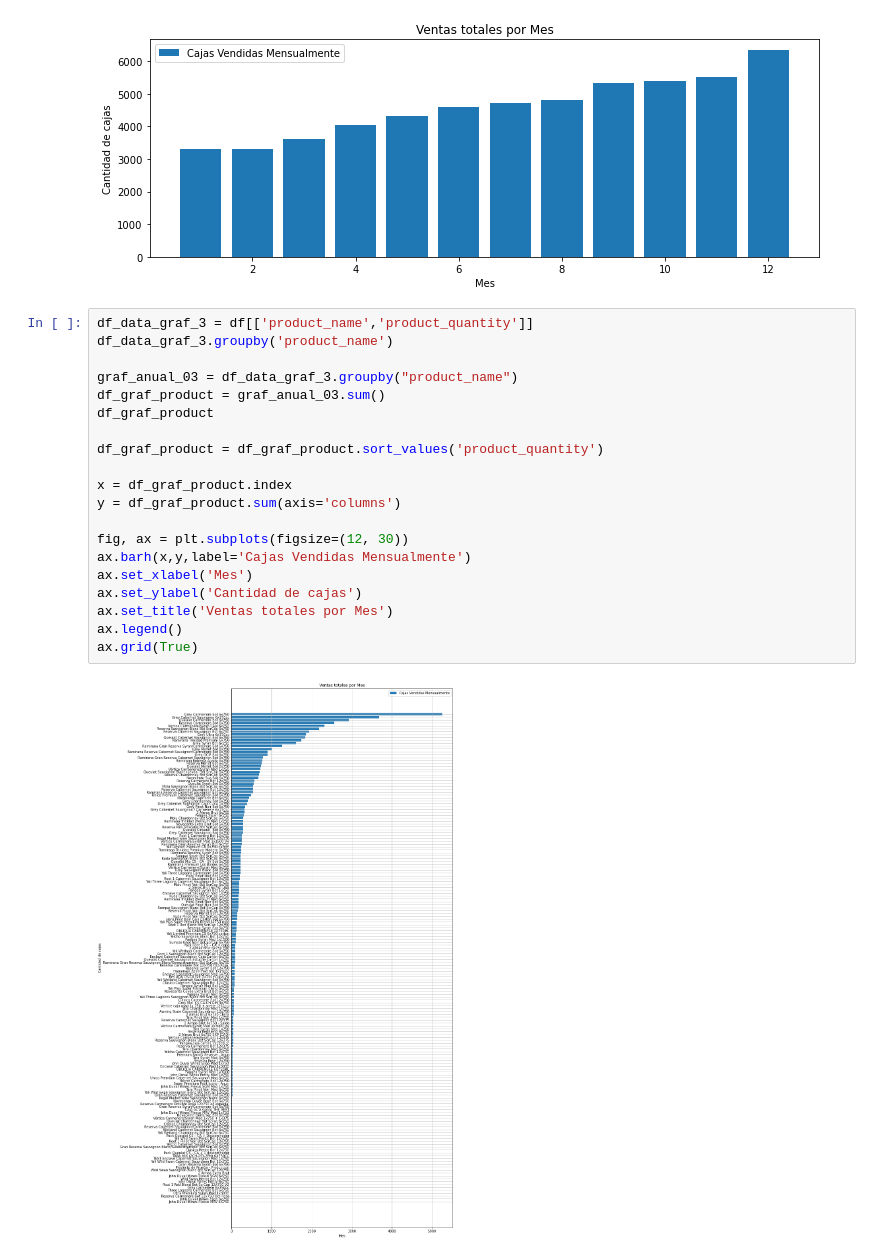
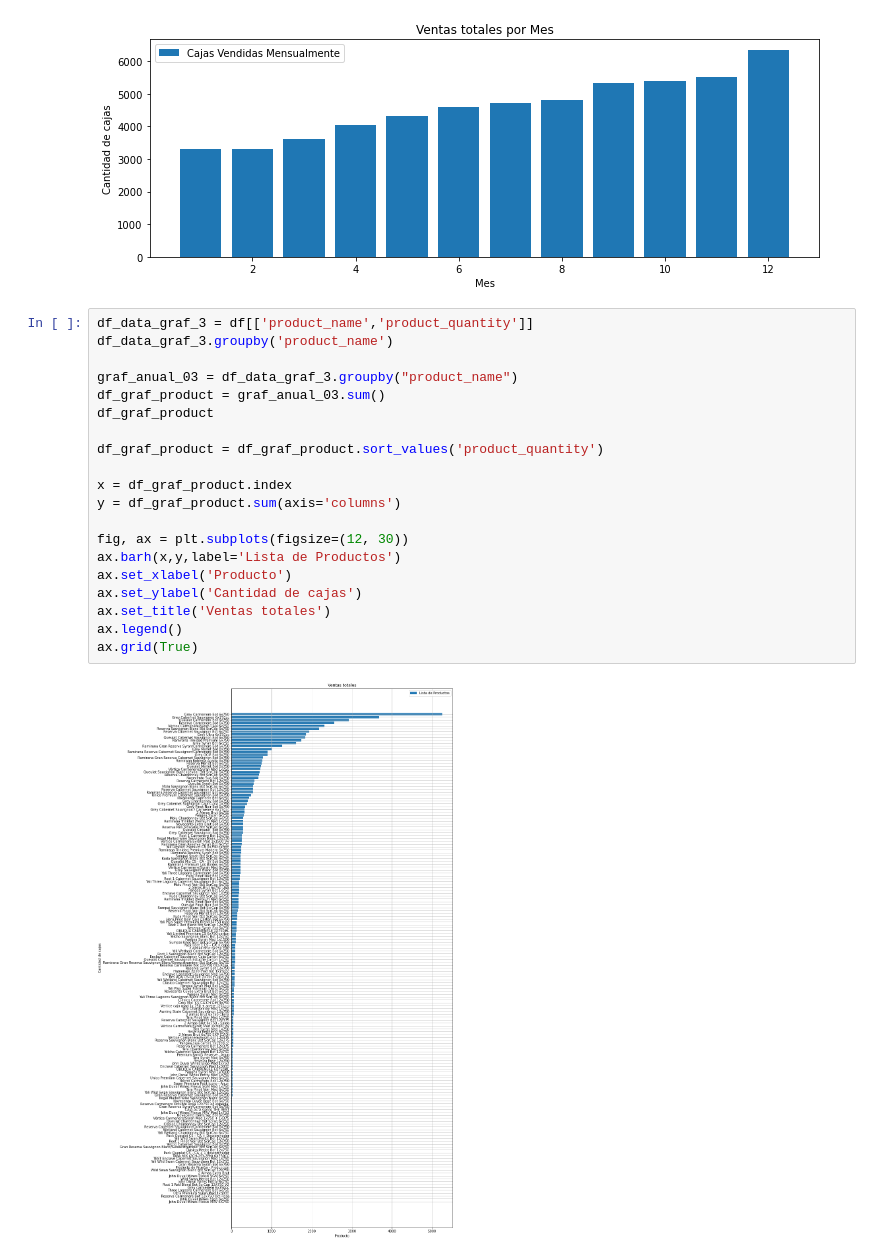
Before and after one commit to emersson6/data_science, a Jupyter notebook: Desafio_2/Visuazacio+Ruggiero-Vidal.ipynb, the cells around one changed output. Drawn from its saved outputs; the diff is of its cells as text.

```diff
--- a/Desafio_2/Visuazacio+Ruggiero-Vidal.ipynb
+++ b/Desafio_2/Visuazacio+Ruggiero-Vidal.ipynb
@@ -63,22 +63,22 @@ ax.legend()
 # %%
 df_data_graf_3 = df[['product_name','product_quantity']]
 df_data_graf_3.groupby('product_name')
 
 graf_anual_03 = df_data_graf_3.groupby("product_name")
 df_graf_product = graf_anual_03.sum()
 df_graf_product
 
 df_graf_product = df_graf_product.sort_values('product_quantity')
 
 x = df_graf_product.index
 y = df_graf_product.sum(axis='columns')
 
 fig, ax = plt.subplots(figsize=(12, 30))
-ax.barh(x,y,label='Cajas Vendidas Mensualmente')
-ax.set_xlabel('Mes')
+ax.barh(x,y,label='Lista de Productos')
+ax.set_xlabel('Producto')
 ax.set_ylabel('Cantidad de cajas')
-ax.set_title('Ventas totales por Mes')
+ax.set_title('Ventas totales')
 ax.legend()
 ax.grid(True)
 # %% [output]
-[figure, old version]
+[figure, new version]
```
